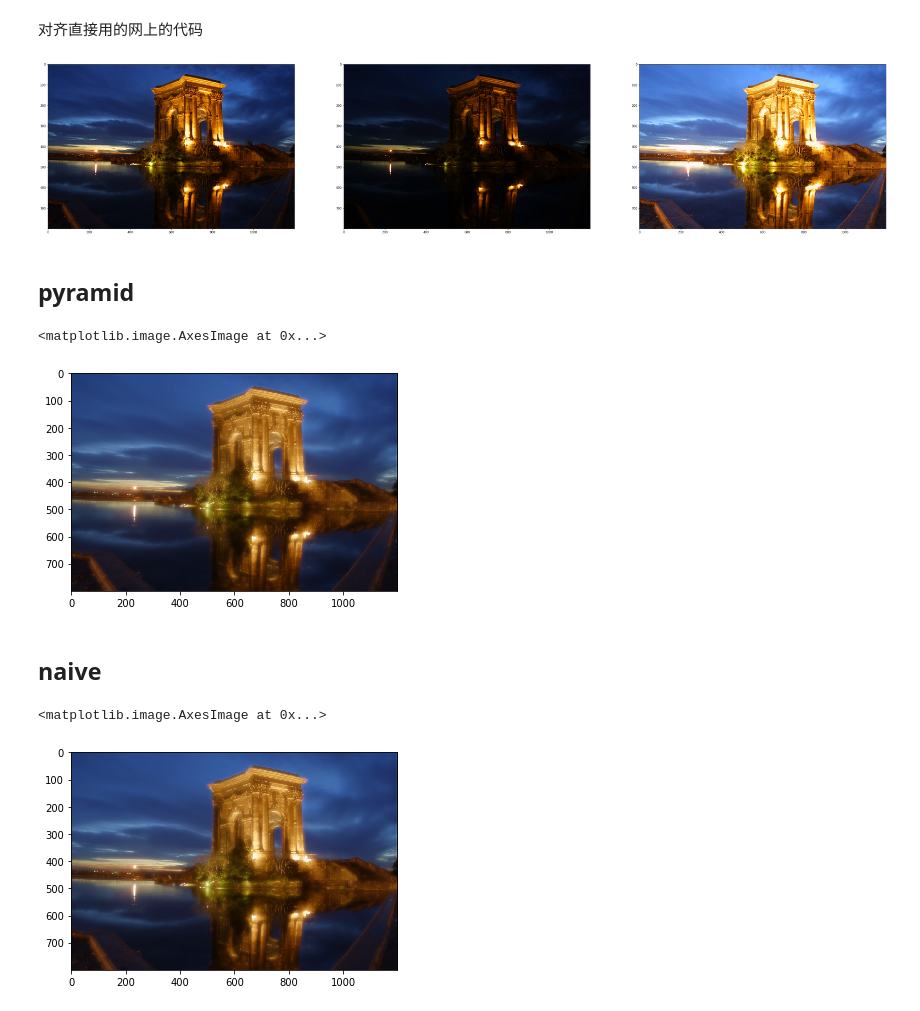
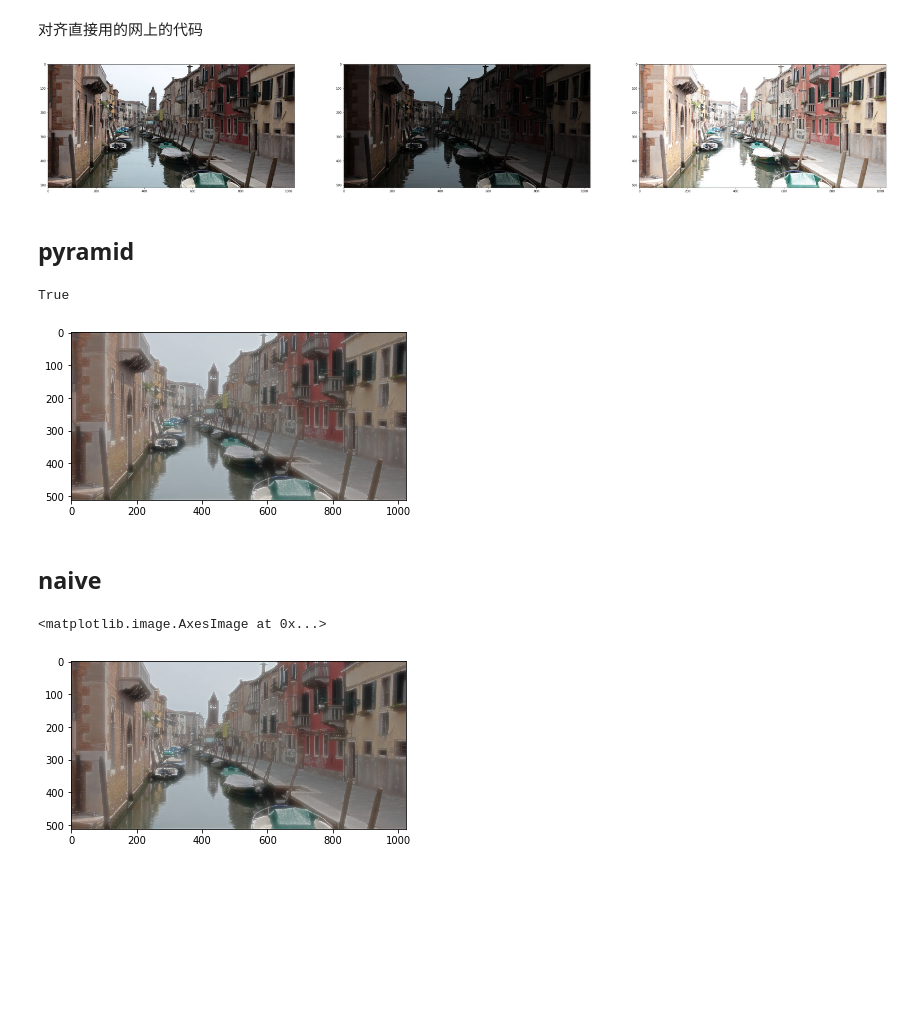
Before and after one commit to SecretMG/NTIRE21, a Jupyter notebook: codebase/Exposure Fusion/exposure_fusion_xmy.ipynb, the cells around one changed output. Drawn from its saved outputs; the diff is of its cells as text; code cells hidden in the pictures; blank space fills up the shorter version.

```diff
--- a/codebase/Exposure Fusion/exposure_fusion_xmy.ipynb
+++ b/codebase/Exposure Fusion/exposure_fusion_xmy.ipynb
@@ -103,11 +103,12 @@ def get_gaussian_pyramid(image, depth):
     return gpA
 # %%
 def get_laplacian_pyramid(image, depth):
-    gpA = get_gaussion_pyramid(image, depth)
+    gpA = get_gaussian_pyramid(image, depth)
     lpA = [gpA[depth-1]]
     for i in range(depth-1,0,-1):
-        GE = cv.pyrUp(gpA[i])
-        L = cv.subtract(gpA[i-1],GE)
+        size = (gpA[i-1].shape[1], gpA[i-1].shape[0])
+        GE = cv2.pyrUp(gpA[i], dstsize = size)
+        L = cv2.subtract(gpA[i-1],GE)
         lpA = [L] + lpA
     return lpA
 # %%
@@ -115,10 +116,11 @@ def pyramid_collapse(pyramid):
     depth = len(pyramid)
     collapsed = pyramid[depth-1]
     for i in range(depth-2, -1, -1):
-        collapsed = cv.add(cv.pyrUp(collapsed), pyramid[i])
+        size = (pyramid[i].shape[1], pyramid[i].shape[0])
+        collapsed = cv2.add(cv2.pyrUp(collapsed, dstsize = size), pyramid[i])
     return collapsed
 # %%
-# def exposure_fusion(images, depth):
+def exposure_fusion(images, depth):
 
     # compute weights
     weights = compute_weights(images)
@@ -147,9 +149,18 @@ def pyramid_collapse(pyramid):
     fusion = pyramid_collapse(LS)
     return fusion
 # %%
-img1 = cv2.imread('samples/peyrou_mean.jpg')
-img2 = cv2.imread('samples/peyrou_under.jpg')
-img3 = cv2.imread('samples/peyrou_over.jpg')
+# img1 = cv2.imread('samples/peyrou_mean.jpg')
+# img2 = cv2.imread('samples/peyrou_under.jpg')
+# img3 = cv2.imread('samples/peyrou_over.jpg')
+
+img1 = cv2.imread('samples/venice_canal_exp_0.jpg')
+img2 = cv2.imread('samples/venice_canal_exp_1.jpg')
+img3 = cv2.imread('samples/venice_canal_exp_2.jpg')
+
+# img1 = cv2.imread('samples/A.jpg')
+# img2 = cv2.imread('samples/B.jpg')
+# img3 = cv2.imread('samples/C.jpg')
+# img4 = cv2.imread('samples/D.jpg')
 
 images = [img1, img2, img3]
 
@@ -166,18 +177,18 @@ fig.add_subplot(1, 3, 3)
 plt.imshow(cv2.cvtColor(img3, cv2.COLOR_BGR2RGB))
 plt.show()
 # %% [output]
-[figure, old version]
+[figure, new version]
 # %% [markdown]
 ## pyramid
 # %%
 fusion = exposure_fusion(aligned_images, depth=4)
 fusion2 = cv2.cvtColor(fusion, cv2.COLOR_BGR2RGB)
 plt.imshow(fusion2)
 
-# cv2.imwrite('samples/peyrou_fusion.jpg', fusion)
+cv2.imwrite('samples/venice_canal_fusion.jpg', fusion)
 # %% [output]
-<matplotlib.image.AxesImage at 0x...>
+True
-[figure, old version]
+[figure, new version]
 # %% [markdown]
 ## naive
 # %%
@@ -186,8 +197,9 @@ weights_f = np.float32(weights)/255
 res = np.zeros(images[0].shape, dtype = np.float32)
 for (image, weight) in zip(images, weights_f):
     res += np.float32(image) * np.dstack((weight, weight, weight))
+cv2.imwrite('samples/venice_canal_naive.jpg', res)
 res = cv2.cvtColor(fusion, cv2.COLOR_BGR2RGB)
 plt.imshow(np.uint8(res))
 # %% [output]
 <matplotlib.image.AxesImage at 0x...>
-[figure, old version]
+[figure, new version]
```
Also changed, not shown: parts of 1 cell of this notebook.
